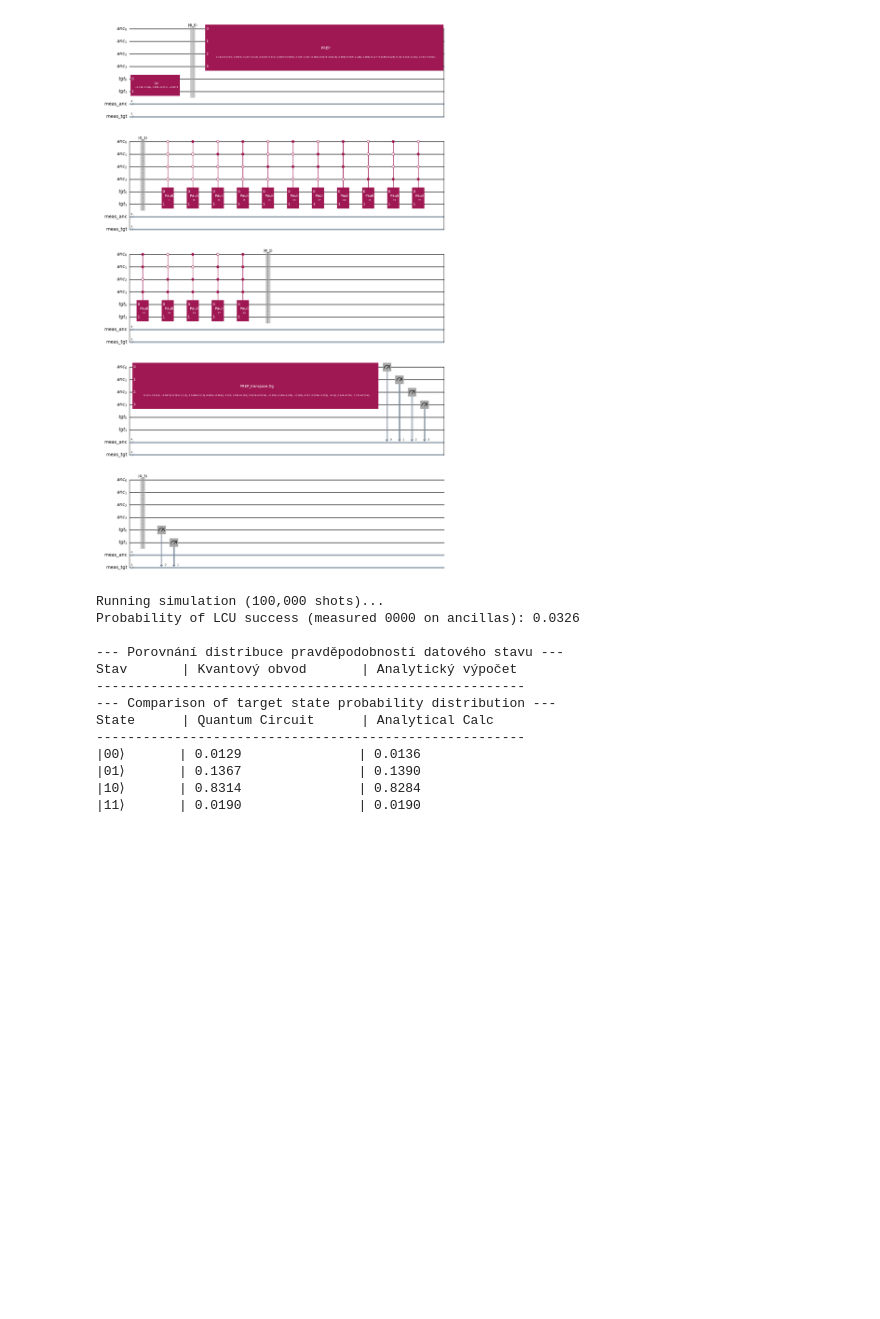
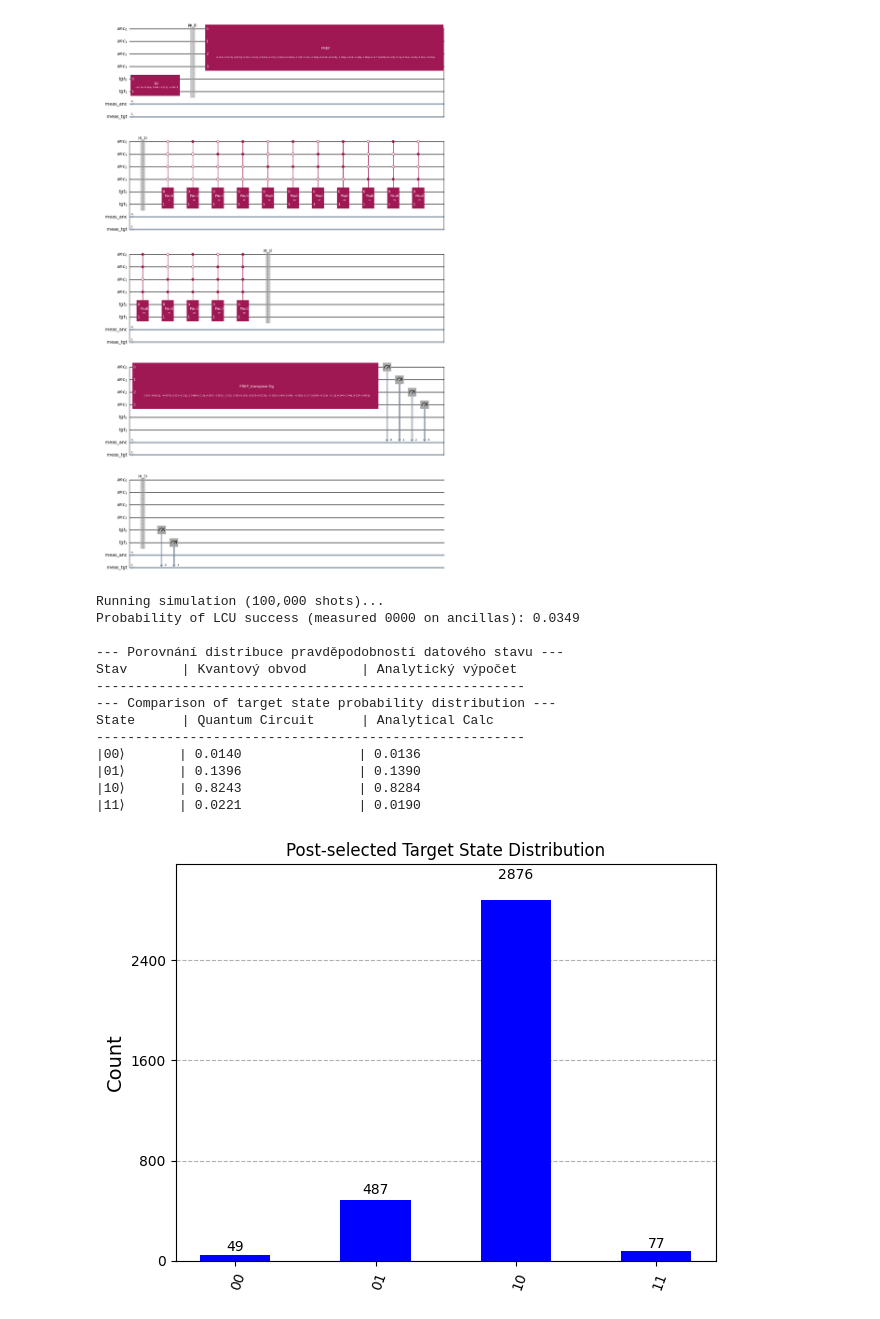
Before and after one commit to honzahavelka/ntc_quantum_v2, a Jupyter notebook: notebooks/unitary_sum_general.ipynb, the cells around one changed output. Saved outputs shown, nothing was run; the diff lists cells and outputs as text; code cells hidden in the pictures; blank space fills up the shorter version.

```diff
--- a/notebooks/unitary_sum_general.ipynb
+++ b/notebooks/unitary_sum_general.ipynb
@@ -314,6 +314,8 @@ display(qc.draw('mpl'))
 from qiskit_aer import AerSimulator
 from qiskit import transpile
 import numpy as np
+from qiskit.visualization import plot_histogram
+
 
 print("Running simulation (100,000 shots)...")
 
@@ -350,35 +352,38 @@ analytical_probs = np.abs(analytical_result_norm) ** 2
 print("--- Porovnání distribuce pravděpodobností datového stavu ---")
 print(f"{'Stav':<10} | {'Kvantový obvod':<20} | {'Analytický výpočet':<20}")
 print("-" * 55)
 
 print("--- Comparison of target state probability distribution ---")
 print(f"{'State':<10} | {'Quantum Circuit':<20} | {'Analytical Calc':<20}")
 print("-" * 55)
 
 # Iterate through every possible target state (0 to 2^n - 1)
 for i in range(2**num_target):
     # Convert integer to padded binary string (e.g., 2 -> '010' for a 3-qubit state)
     state_bin = format(i, f'0{num_target}b')
 
     # Calculate the normalized probability observed in the quantum circuit.
     # We divide by total_successes, not total_shots, because we only care about post-selected runs.
     if total_successes > 0:
         sim_prob = filtered_counts.get(state_bin, 0) / total_successes
     else:
         sim_prob = 0.0
 
     print(f"|{state_bin}⟩{'':<6} | {sim_prob:<20.4f} | {analytical_probs[i]:<20.4f}")
+
+plot_histogram(filtered_counts, title="Post-selected Target State Distribution", color='blue')
 # %% [output]
 Running simulation (100,000 shots)...
-Probability of LCU success (measured 0000 on ancillas): 0.0326
+Probability of LCU success (measured 0000 on ancillas): 0.0349
 
 --- Porovnání distribuce pravděpodobností datového stavu ---
 Stav       | Kvantový obvod       | Analytický výpočet
 -------------------------------------------------------
 --- Comparison of target state probability distribution ---
 State      | Quantum Circuit      | Analytical Calc
 -------------------------------------------------------
-|00⟩       | 0.0129               | 0.0136
-|01⟩       | 0.1367               | 0.1390
-|10⟩       | 0.8314               | 0.8284
-|11⟩       | 0.0190               | 0.0190
+|00⟩       | 0.0140               | 0.0136
+|01⟩       | 0.1396               | 0.1390
+|10⟩       | 0.8243               | 0.8284
+|11⟩       | 0.0221               | 0.0190
+[figure, added]
```
Also changed, not shown: 2 other files.
